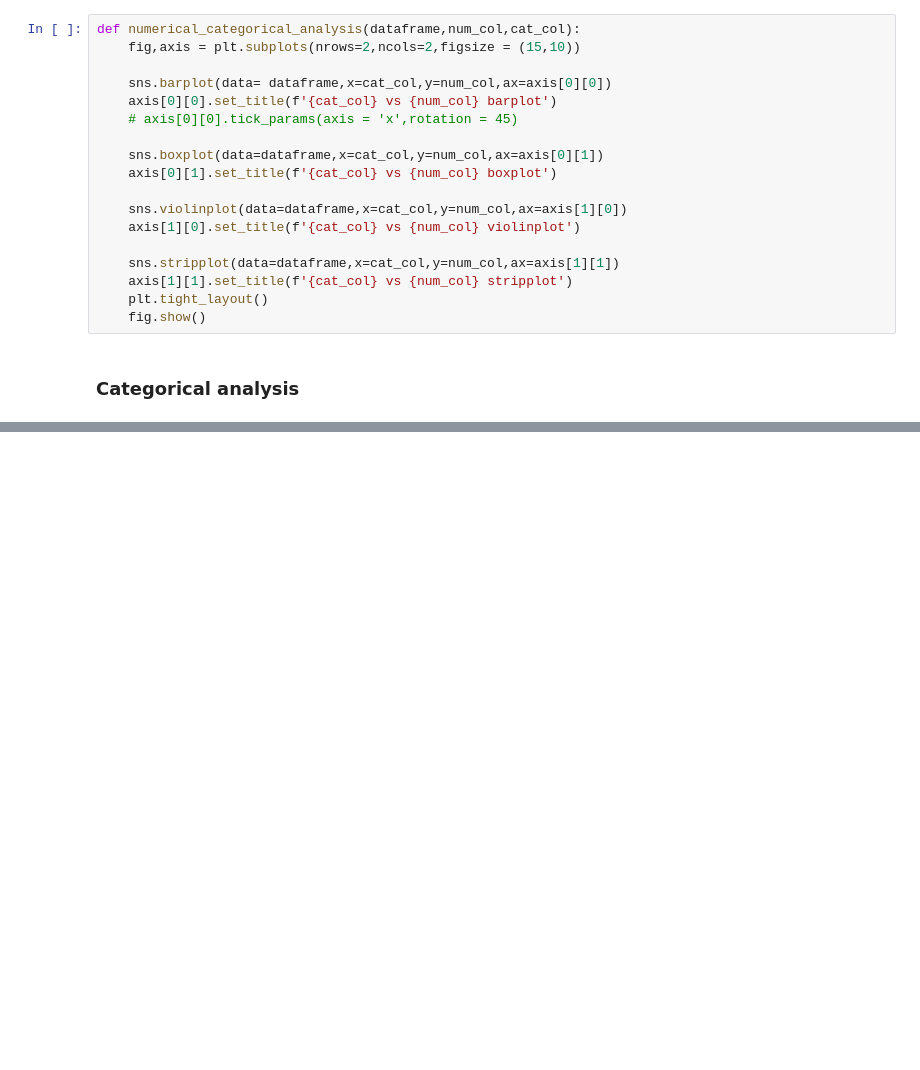
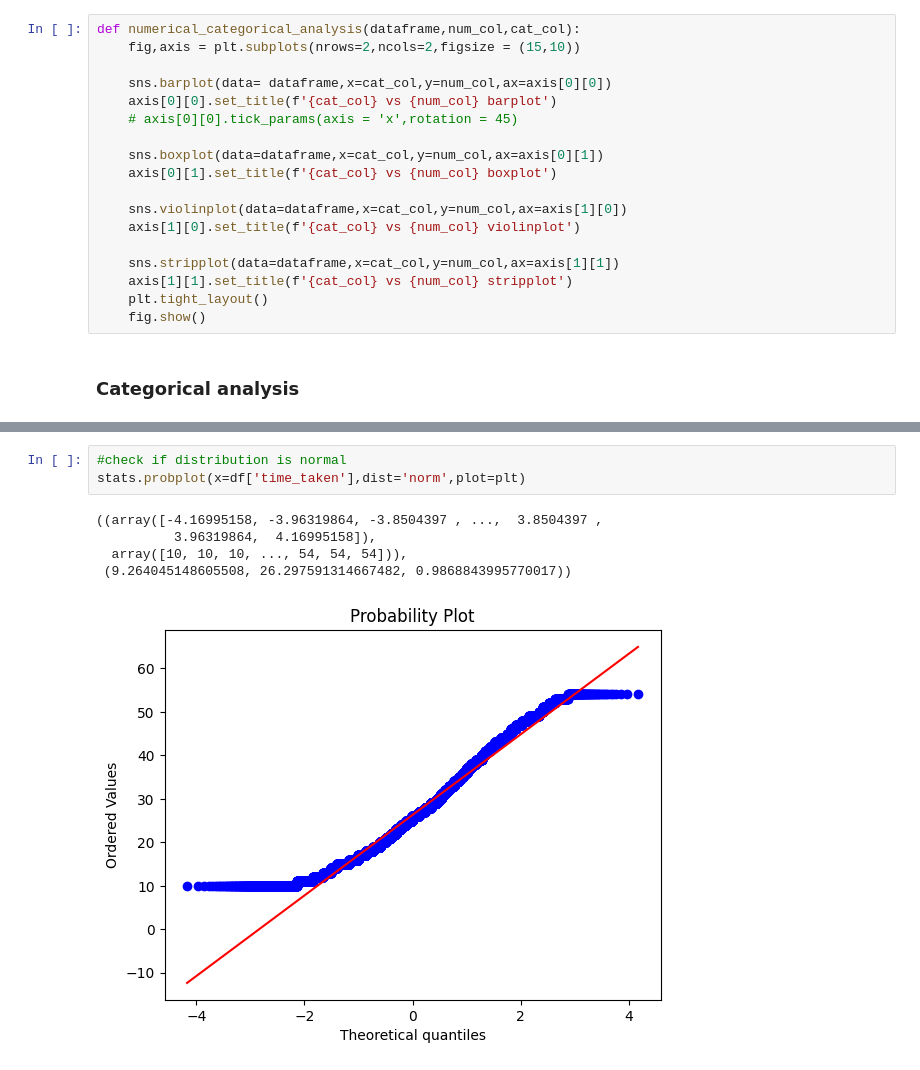
Before and after one commit to vashisthrahul13/Swiggy-Food-Delivery-Time-Predictor, a Jupyter notebook: Notebooks/02_Dataset_EDA.ipynb, the cells around one changed output, grey strips where cells are left out. Drawn from its saved outputs; the diff is of its cells as text; blank space fills up the shorter version.

```diff
--- a/Notebooks/02_Dataset_EDA.ipynb
+++ b/Notebooks/02_Dataset_EDA.ipynb
@@ -213,0 +306,9 @@ unique categories = ['Sunny' 'Stormy' 'Sandstorms' 'Cloudy' 'Fog' 'Windy' nan]
+# %%
+#check if distribution is normal
+stats.probplot(x=df['time_taken'],dist='norm',plot=plt)
+# %% [output]
+((array([-4.16995158, -3.96319864, -3.8504397 , ...,  3.8504397 ,
+          3.96319864,  4.16995158]),
+  array([10, 10, 10, ..., 54, 54, 54])),
+ (9.264045148605508, 26.297591314667482, 0.9868843995770017))
+[figure, added]
```
Also changed, not shown: parts of 45 cells of this notebook, 1 other file.
